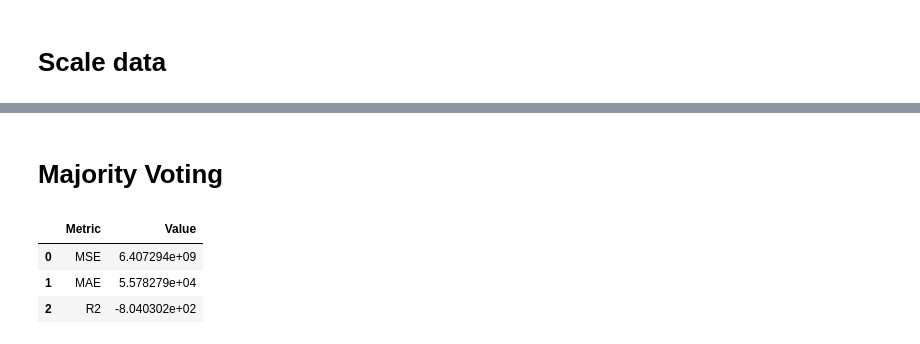
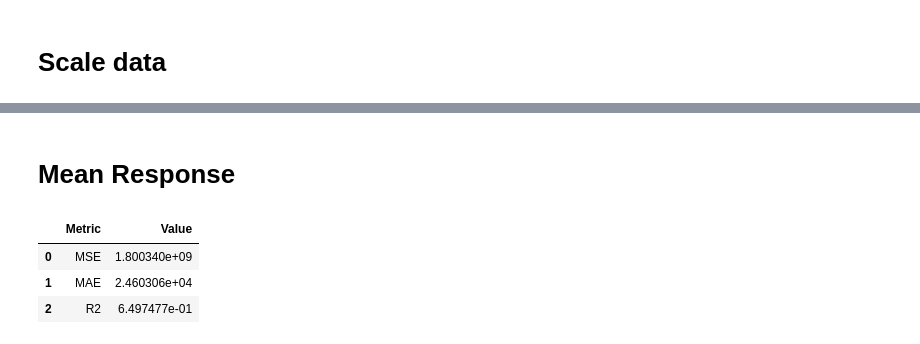
Before and after one commit to xXKeNdAmAmAsTeRXx/House_Prices_project, a Jupyter notebook: 6_Neural_Network_Approach.ipynb, the cells around one changed output, grey strips where cells are left out. Saved outputs shown, nothing was run; the diff lists cells and outputs as text; code cells hidden in the pictures.

Commit message:
change title to mean resposne, corresct mean_response for model trained on scaled data

```diff
--- a/6_Neural_Network_Approach.ipynb
+++ b/6_Neural_Network_Approach.ipynb
@@ -131,7 +131,7 @@ for fold, (train_index, val_index) in enumerate(folds.split(X_trainval)):
 
             optimizer.zero_grad()
             output = model(x).ravel()
-            loss = criterion(output, y)
+            loss = criterion(output.view(-1, 1), y.view(-1, 1))
             loss.backward()
             optimizer.step()
             train_running_loss += loss.item()
@@ -145,7 +145,7 @@ for fold, (train_index, val_index) in enumerate(folds.split(X_trainval)):
             for x,y in val_loader:
                 x, y = x.to(DEVICE), y.to(DEVICE)
                 output = model(x).ravel()
-                loss = criterion(output, y)
+                loss = criterion(output.view(-1, 1), y.view(-1, 1))
                 val_running_loss += loss.item()
 
         avg_val_loss = val_running_loss / len(val_loader)
@@ -187,53 +191,59 @@ TypeError: new(): data must be a sequence (got StandardScaler)
 # %% [markdown]
-# Majority Voting
+# Mean Response
 # %%
 import numpy as np
 from sklearn.metrics import mean_squared_error, mean_absolute_error , r2_score
 
 def mean_response(X:np.ndarray, models:list):
-    global DEVICE
+    global DEVICE, x_scaler, y_scaler
 
+    X_scaled = x_scaler.transform(X)
     k = len(models)
-    for m in models:
-        X_tensor = torch.Tensor(X).to(DEVICE)
+    preds = np.zeros((len(models), X.shape[0]))
+
+    for idx, m in enumerate(models):
+        X_tensor = torch.Tensor(X_scaled).to(DEVICE)
 
         m.to(DEVICE).eval()
         with torch.no_grad():
             output = m(X_tensor)
-            pred = output.cpu().numpy().mean(axis=1)
+            output_np = output.cpu().numpy()
+            pred = y_scaler.inverse_transform(output_np).ravel()
 
-    return pred
+        preds[idx] = pred
+
+    return preds.mean(axis=0)
 
 
 
 
 test_x_np = test_x.to_numpy()
 test_y_np = test_y.to_numpy()
 
 PATH = 'Models'
 models = []
 for p in os.listdir(PATH):
     m = NNModel(5)
     checkpoint = torch.load(os.path.join(PATH, p))
     m.load_state_dict(checkpoint['model_state'])
     models.append(m)
 
 
-preds = mean_response(test_x_np, [model, model])
+preds = mean_response(test_x_np, models)
 
 
 scores = {
         "MSE": mean_squared_error(preds, test_y_np),
         "MAE": mean_absolute_error(preds, test_y_np),
         "R2": r2_score(preds, test_y_np)
     }
 
 df_score = pd.DataFrame(scores.items(), columns=["Metric","Value"])
 
 
 df_score
 # %% [output]
 |  | Metric | Value |
-| 0 | MSE | 6.407294e+09 |
-| 1 | MAE | 5.578279e+04 |
-| 2 | R2 | -8.040302e+02 |
+| 0 | MSE | 1.800340e+09 |
+| 1 | MAE | 2.460306e+04 |
+| 2 | R2 | 6.497477e-01 |
```
Also changed, not shown: parts of 2 cells of this notebook.
